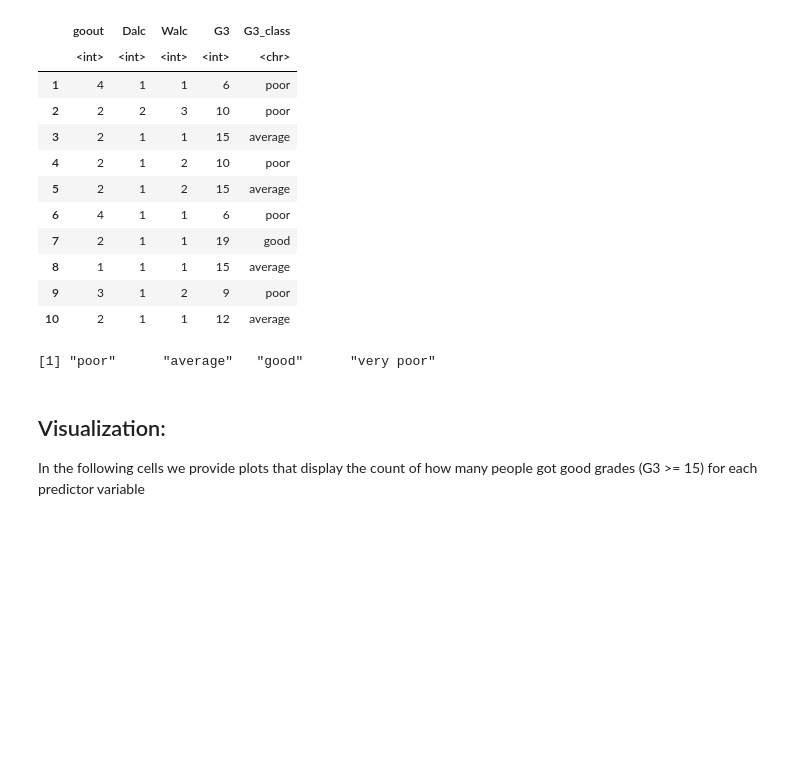
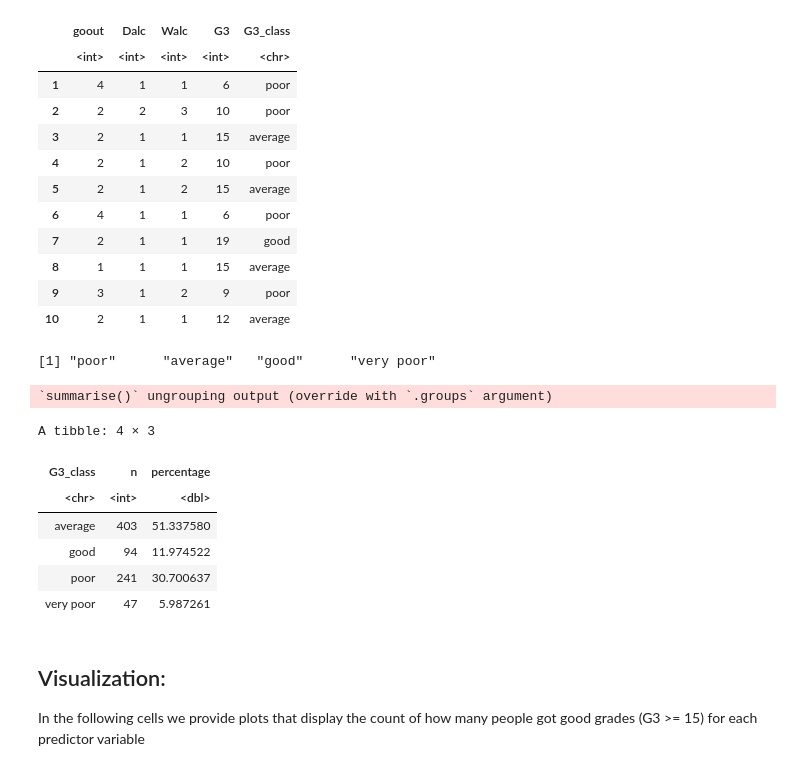
Before and after one commit to eto168/DSCI100_team24_project_proposal, a Jupyter notebook: Test.ipynb, the cells around one changed output. Drawn from its saved outputs; the diff is of its cells as text; code cells hidden in the pictures; blank space fills up the shorter version.

Commit message:
Add counts for G3_class
Added percentage as we.. Some imbalance, may need to check later

```diff
--- a/Test.ipynb
+++ b/Test.ipynb
@@ -223,6 +223,25 @@ A data.frame: 10 × 5
 | 9 | 3 | 1 | 2 | 9 | poor |
 | 10 | 2 | 1 | 1 | 12 | average |
 [1] "poor"      "average"   "good"      "very poor"
+# %%
+#Add summary
+
+summary <- data_train_new_classifier %>%
+    select(G3_class) %>%
+    group_by(G3_class) %>%
+    summarize(n = n(),
+              percentage = n() / nrow(data_train) * 100)
+
+summary
+# %% [output]
+`summarise()` ungrouping output (override with `.groups` argument)
+A tibble: 4 × 3
+| G3_class | n | percentage |
+| <chr> | <int> | <dbl> |
+| average | 403 | 51.337580 |
+| good | 94 | 11.974522 |
+| poor | 241 | 30.700637 |
+| very poor | 47 | 5.987261 |
 # %% [markdown]
 ## Visualization:
 In the following cells we provide plots that display the count of how many people got good grades (G3 >= 15) for each predictor variable
```
Also changed, not shown: parts of 2 cells of this notebook.
